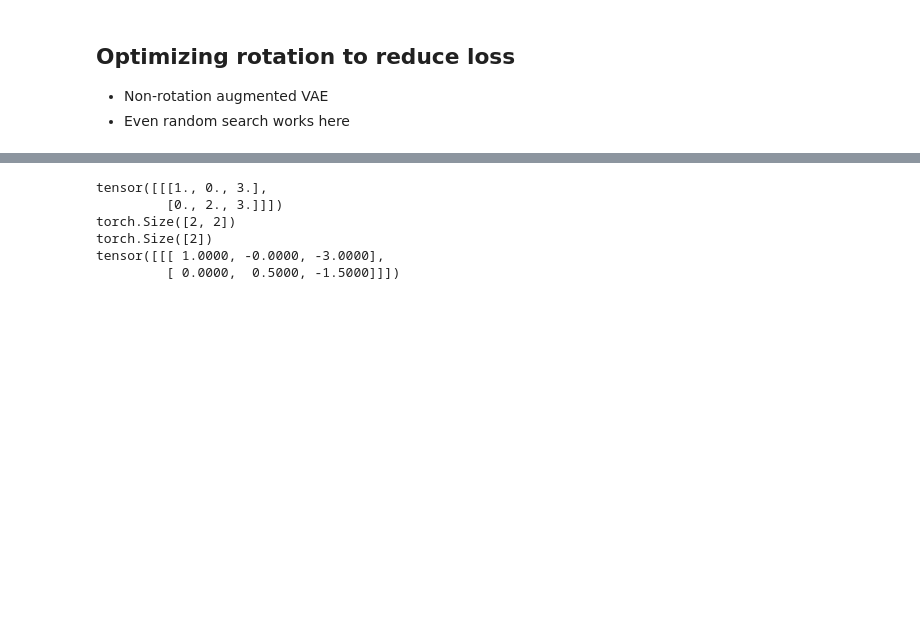
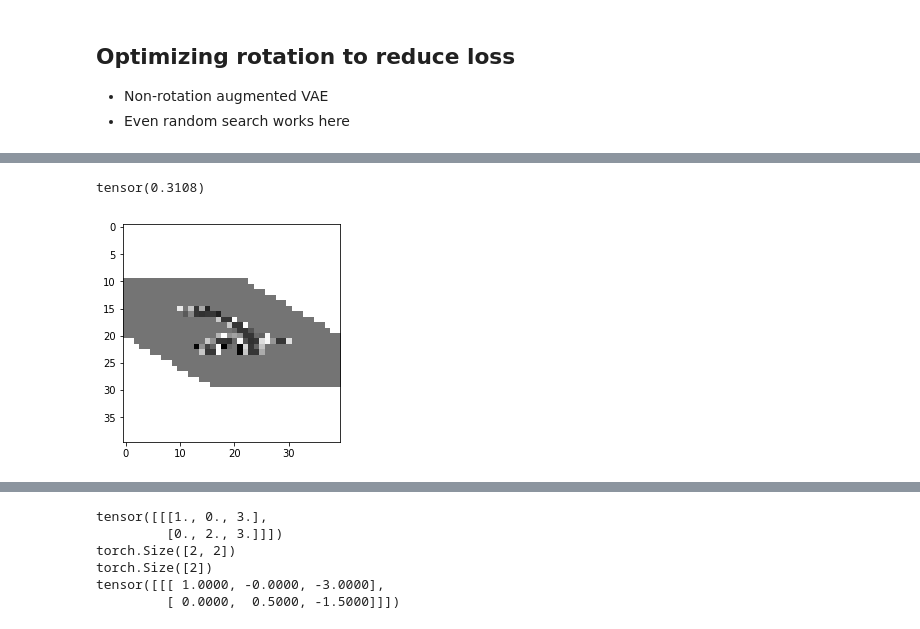
Before and after one commit to renebidart/affine-variational-autoencoder, a Jupyter notebook: notebooks/eval_autoencoder.ipynb, the cells around one changed output, grey strips where cells are left out. Saved outputs shown, nothing was run; the diff lists cells and outputs as text; code cells hidden in the pictures; blank space fills up the shorter version.

```diff
--- a/notebooks/eval_autoencoder.ipynb
+++ b/notebooks/eval_autoencoder.ipynb
@@ -967 +1005,15 @@ VAE.fc_dec.bias          torch.Size([1600])
+# %%
+data_loaders = make_generators_MNIST_CTRNFS(files_dict_loc, batch_size=128, num_workers=4,
+                                            return_size=28)
+
+x, y = next(iter(valid_data_loader))
+x_shear = shear_mnist_batch(x, return_size=40, shear_angle=-60)
+# x_shear = torch.squeeze(x_shear)
+img = x_shear[1, : , :, :]
+
+imshow(torch_to_np(img), cmap='Greys',  interpolation='nearest')
+torch.mean(img)
+# %% [output]
+tensor(0.3108)
+[figure, added]
 # %%
```
Also changed, not shown: parts of 19 cells of this notebook, 17 other files.
